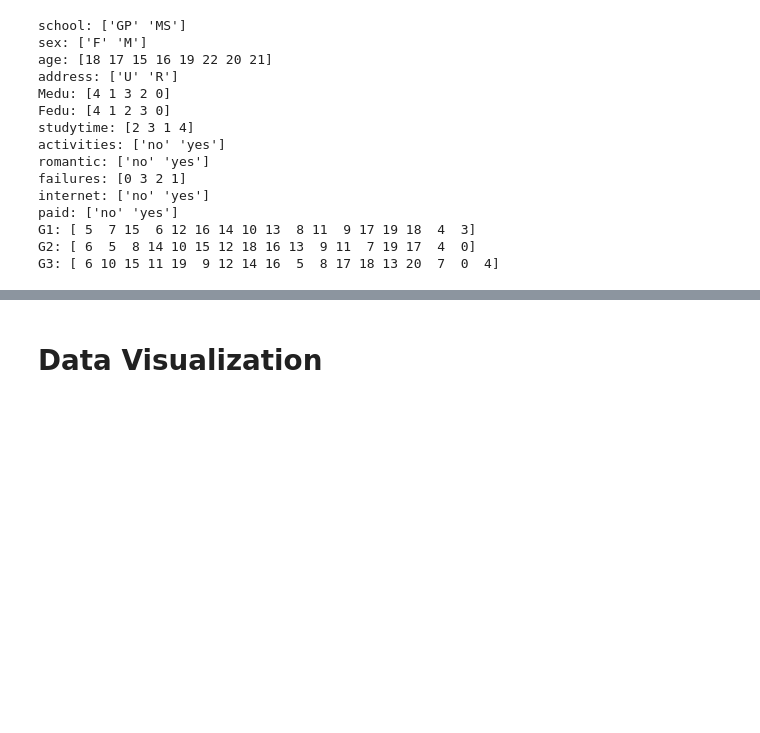
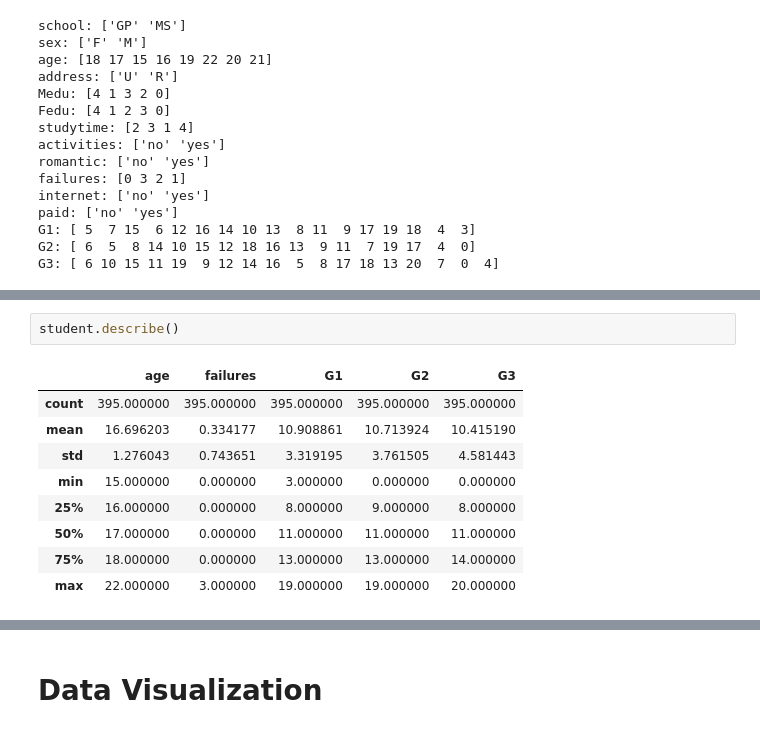
Before and after one commit to samillano-jk/Data_Analysis-projects-scripts-notebooks, a Jupyter notebook: Data-Analysis/student-performance-analysis.ipynb, the cells around one changed output, grey strips where cells are left out. Cells and saved outputs as stored; diff of their text form; blank space fills up the shorter version.

```diff
--- a/Data-Analysis/student-performance-analysis.ipynb
+++ b/Data-Analysis/student-performance-analysis.ipynb
@@ -123,0 +144,12 @@ G3: [ 6 10 15 11 19  9 12 14 16  5  8 17 18 13 20  7  0  4]
+# %%
+student.describe()
+# %% [output]
+|  | age | failures | G1 | G2 | G3 |
+| count | 395.000000 | 395.000000 | 395.000000 | 395.000000 | 395.000000 |
+| mean | 16.696203 | 0.334177 | 10.908861 | 10.713924 | 10.415190 |
+| std | 1.276043 | 0.743651 | 3.319195 | 3.761505 | 4.581443 |
+| min | 15.000000 | 0.000000 | 3.000000 | 0.000000 | 0.000000 |
+| 25% | 16.000000 | 0.000000 | 8.000000 | 9.000000 | 8.000000 |
+| 50% | 17.000000 | 0.000000 | 11.000000 | 11.000000 | 11.000000 |
+| 75% | 18.000000 | 0.000000 | 13.000000 | 13.000000 | 14.000000 |
+| max | 22.000000 | 3.000000 | 19.000000 | 19.000000 | 20.000000 |
```
Also changed, not shown: parts of 11 cells of this notebook.
